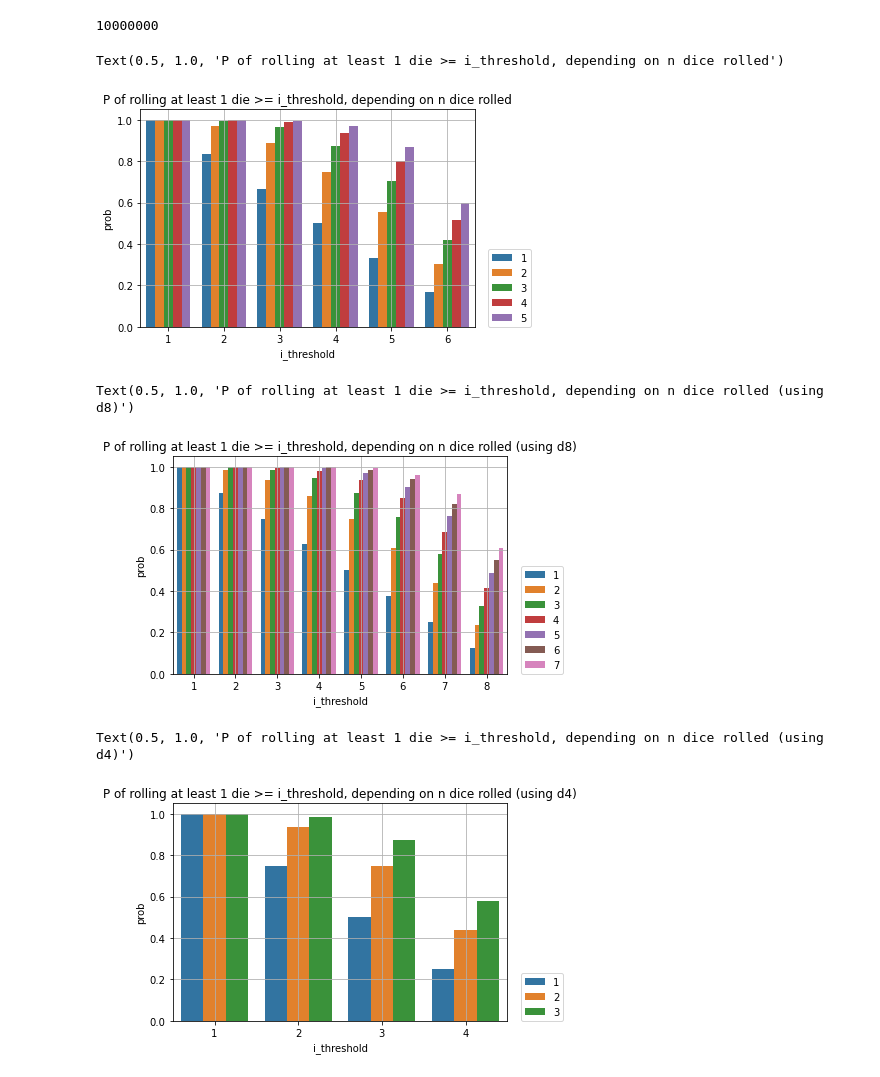
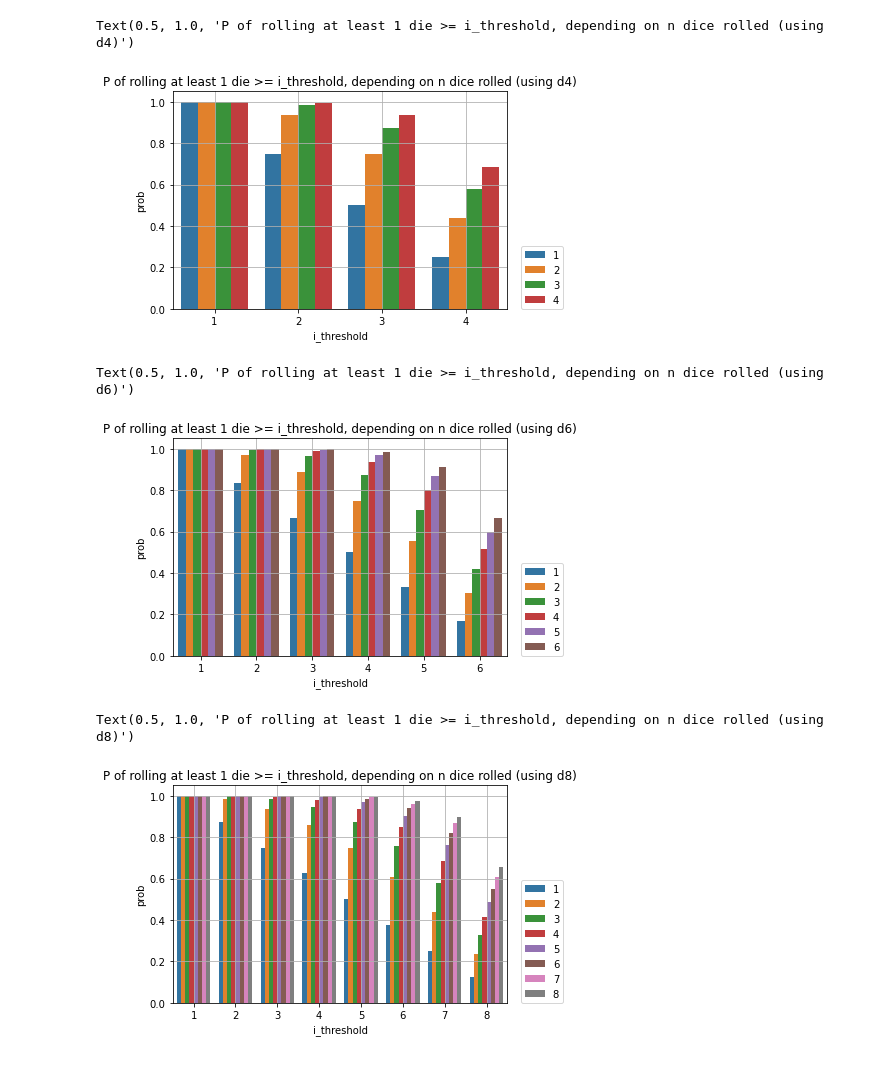
Before and after one commit to drewlr/dice-simulation, a Jupyter notebook: Prob of at least a number.ipynb, the cells around one changed output. Cells and saved outputs as stored; diff of their text form; code cells hidden in the pictures.

Commit message:
update to include one more simulteonus throw

```diff
--- a/Prob of at least a number.ipynb
+++ b/Prob of at least a number.ipynb
@@ -4,26 +4,22 @@ import numpy as np
 import seaborn as sns
 import matplotlib.pyplot as plt
 sns.set_palette(sns.color_palette("tab10", 8))
-# %%
-len(throws)
-# %% [output]
-10000000
 # %%
-def simulate_dice_throws(dice_n_faces=6, n_simultaneous_throws=6, n_simulations = 10000000):
+def simulate_dice_throws(dice_n_faces=6, max_n_simultaneous_throws=6, n_simulations = 10000000):
     simulated_throws = np.random.randint(low = 1, high = dice_n_faces+1,
-                                         size=(n_simulations,n_simultaneous_throws))
+                                         size=(n_simulations,max_n_simultaneous_throws))
     throws = pd.DataFrame(simulated_throws)
 
     return throws
 
-def prob_at_least_1_higher_than(throws, dice_n_faces=6, n_simultaneous_throws=6):
+def prob_at_least_1_higher_than(throws, dice_n_faces=6, max_n_simultaneous_throws=6):
     n_simulations = len(throws)
     my_probs ={}
     final_results = pd.DataFrame()
     aggregated_results = []
     empty_col = np.full((n_simulations, 1), False)
 
-    for i_n_simultaneous_throws in np.arange(1,n_simultaneous_throws):
+    for i_n_simultaneous_throws in np.arange(1,max_n_simultaneous_throws+1):
         for i_threshold in np.arange(1,dice_n_faces+1):
             temp_results = {}
 
@@ -46,18 +42,17 @@ def prob_at_least_1_higher_than(throws, dice_n_faces=6, n_simultaneous_throws=6)
 # %%
 dice_n_faces=4
 
 throws = simulate_dice_throws(dice_n_faces=dice_n_faces,
-                              n_simultaneous_throws=dice_n_faces)
+                              max_n_simultaneous_throws=dice_n_faces)
 
 results_df = prob_at_least_1_higher_than(throws,
                                          dice_n_faces=dice_n_faces,
-                                         n_simultaneous_throws=dice_n_faces)
+                                         max_n_simultaneous_throws=dice_n_faces)
 
-results_df = pd.DataFrame(aggregated_results)
 ax = sns.barplot(x="i_threshold", y="prob", hue="dice_n", data=results_df)
 plt.grid()
 plt.legend(loc=(1.04,0))
-plt.title('P of rolling at least 1 die >= i_threshold, depending on n dice rolled')
+plt.title('P of rolling at least 1 die >= i_threshold, depending on n dice rolled (using d'+str(dice_n_faces)+')')
 # %% [output]
-Text(0.5, 1.0, 'P of rolling at least 1 die >= i_threshold, depending on n dice rolled')
+Text(0.5, 1.0, 'P of rolling at least 1 die >= i_threshold, depending on n dice rolled (using d4)')
-[figure, old version]
+[figure, new version]
@@ -94,9 +59,17 @@ for i_n_simultaneous_throws in np.arange(1,n_simultaneous_throws):
 # %%
-results_df = pd.DataFrame(aggregated_results)
+dice_n_faces=6
+
+throws = simulate_dice_throws(dice_n_faces=dice_n_faces,
+                              max_n_simultaneous_throws=dice_n_faces)
+
+results_df = prob_at_least_1_higher_than(throws,
+                                         dice_n_faces=dice_n_faces,
+                                         max_n_simultaneous_throws=dice_n_faces)
+
 ax = sns.barplot(x="i_threshold", y="prob", hue="dice_n", data=results_df)
 plt.grid()
 plt.legend(loc=(1.04,0))
 plt.title('P of rolling at least 1 die >= i_threshold, depending on n dice rolled (using d'+str(dice_n_faces)+')')
 # %% [output]
-Text(0.5, 1.0, 'P of rolling at least 1 die >= i_threshold, depending on n dice rolled (using d8)')
+Text(0.5, 1.0, 'P of rolling at least 1 die >= i_threshold, depending on n dice rolled (using d6)')
-[figure, old version]
+[figure, new version]
@@ -133,10 +76,19 @@ for i_n_simultaneous_throws in np.arange(1,n_simultaneous_throws):
 # %%
-results_df = pd.DataFrame(aggregated_results)
+dice_n_faces=8
+
+throws = simulate_dice_throws(dice_n_faces=dice_n_faces,
+                              max_n_simultaneous_throws=dice_n_faces)
+
+results_df = prob_at_least_1_higher_than(throws,
+                                         dice_n_faces=dice_n_faces,
+                                         max_n_simultaneous_throws=dice_n_faces)
+
+
 ax = sns.barplot(x="i_threshold", y="prob", hue="dice_n", data=results_df)
 plt.grid()
 plt.legend(loc=(1.04,0))
 plt.title('P of rolling at least 1 die >= i_threshold, depending on n dice rolled (using d'+str(dice_n_faces)+')')
 # %% [output]
-Text(0.5, 1.0, 'P of rolling at least 1 die >= i_threshold, depending on n dice rolled (using d4)')
+Text(0.5, 1.0, 'P of rolling at least 1 die >= i_threshold, depending on n dice rolled (using d8)')
-[figure, old version]
+[figure, new version]
 # %%
```
Also changed, not shown: parts of 6 cells of this notebook.
